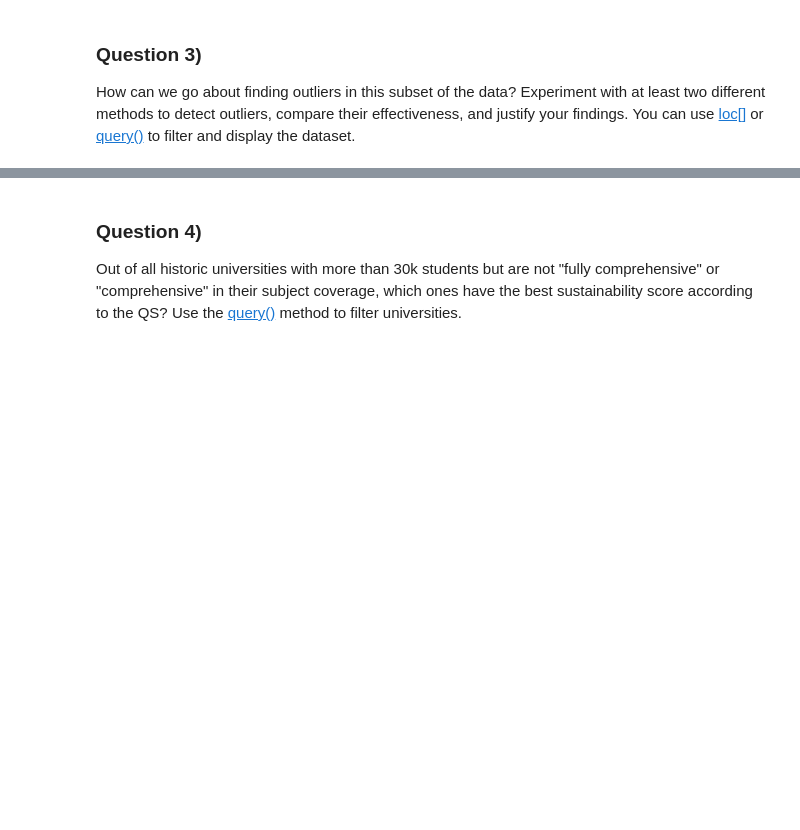
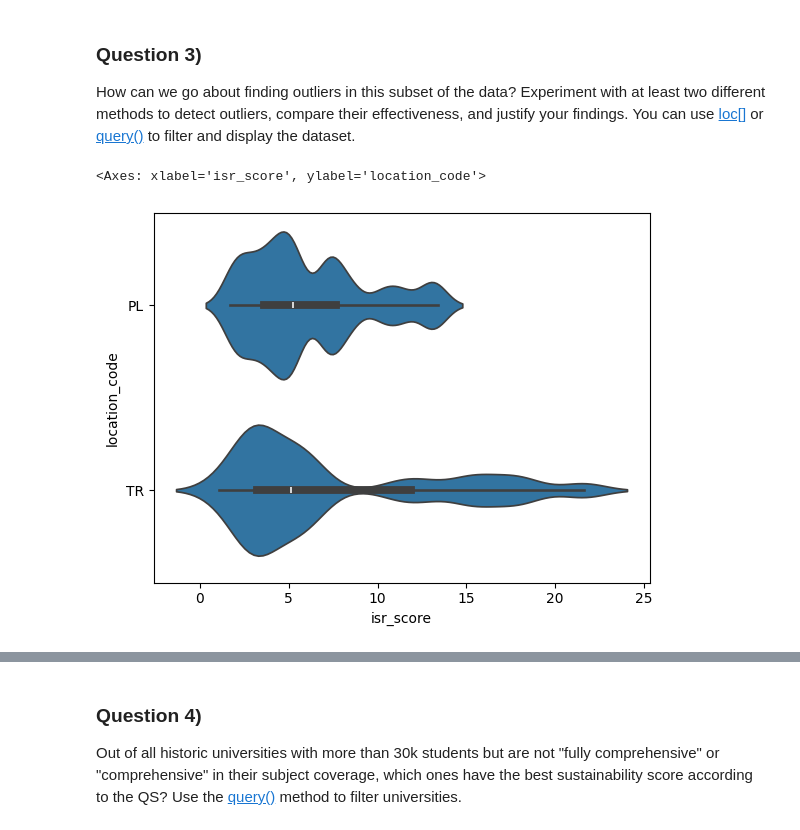
Before and after one commit to albayrakcan/javascript-projects, a Jupyter notebook: Lab1/DI_501_Lab_1.ipynb, the cells around one changed output, grey strips where cells are left out. Saved outputs shown, nothing was run; the diff lists cells and outputs as text; code cells hidden in the pictures; blank space fills up the shorter version.

```diff
--- a/Lab1/DI_501_Lab_1.ipynb
+++ b/Lab1/DI_501_Lab_1.ipynb
@@ -225,0 +330,2 @@ Using pandas series method [`str.extract`](https://pandas.pydata.org/pandas-docs
+# %%
+simplified["rank_display"]=(simplified["rank_display"].astype(str).str.extract(r"(\d+)").astype(int))
@@ -228,4 +359,4 @@ simplified.dtypes
 # %%
 simplified.rank_display = simplified.rank_display.astype('int')
 
-simplified.rank_display2 = simplified.rank_display2.astype('float')
+#simplified.rank_display2 = simplified.rank_display2.astype('float')
@@ -239,0 +373,2 @@ In the above code, try converting `rank_display2` to an integer. If you encounte
+# %%
+simplified["rank_display2"]=(simplified["rank_display2"].astype(str).str.extract(r"(\d+)").astype(int))
@@ -244,2 +401,2 @@ simplified['overall_score'].unique()
 # %%
-simplified.overall_score = simplified['overall_score'].replace('-', np.NaN).astype(float)
+simplified.overall_score = simplified['overall_score'].replace('-', np.nan).astype(float)
@@ -363,0 +609,11 @@ How can we go about finding outliers in this subset of the data? Experiment with
+# %%
+q1=trpl.loc[:,"isr_score"].quantile(0.25)
+q3=trpl.loc[:,"isr_score"].quantile(0.75)
+iqr=q3-q1
+l_bound=q1-1.5*iqr
+u_bound=q3+1.5*iqr
+trpl_1=trpl[(trpl["isr_score"] >= l_bound)&(trpl["isr_score"] <= u_bound)]
+sns.violinplot(data=trpl_1, x='isr_score', y='location_code', bw_method=0.2)
+# %% [output]
+<Axes: xlabel='isr_score', ylabel='location_code'>
+[figure, added]
```
Also changed, not shown: parts of 54 cells of this notebook.
